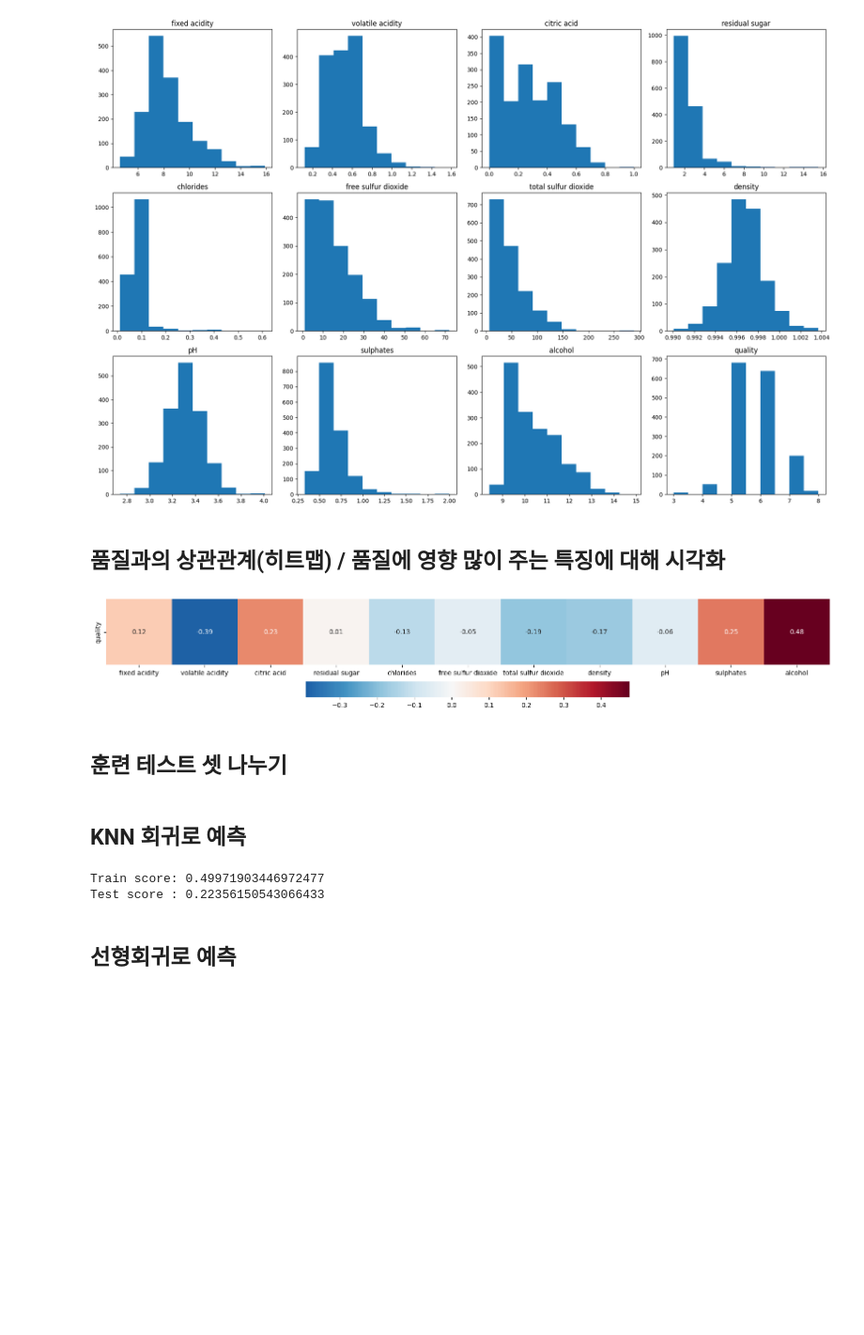
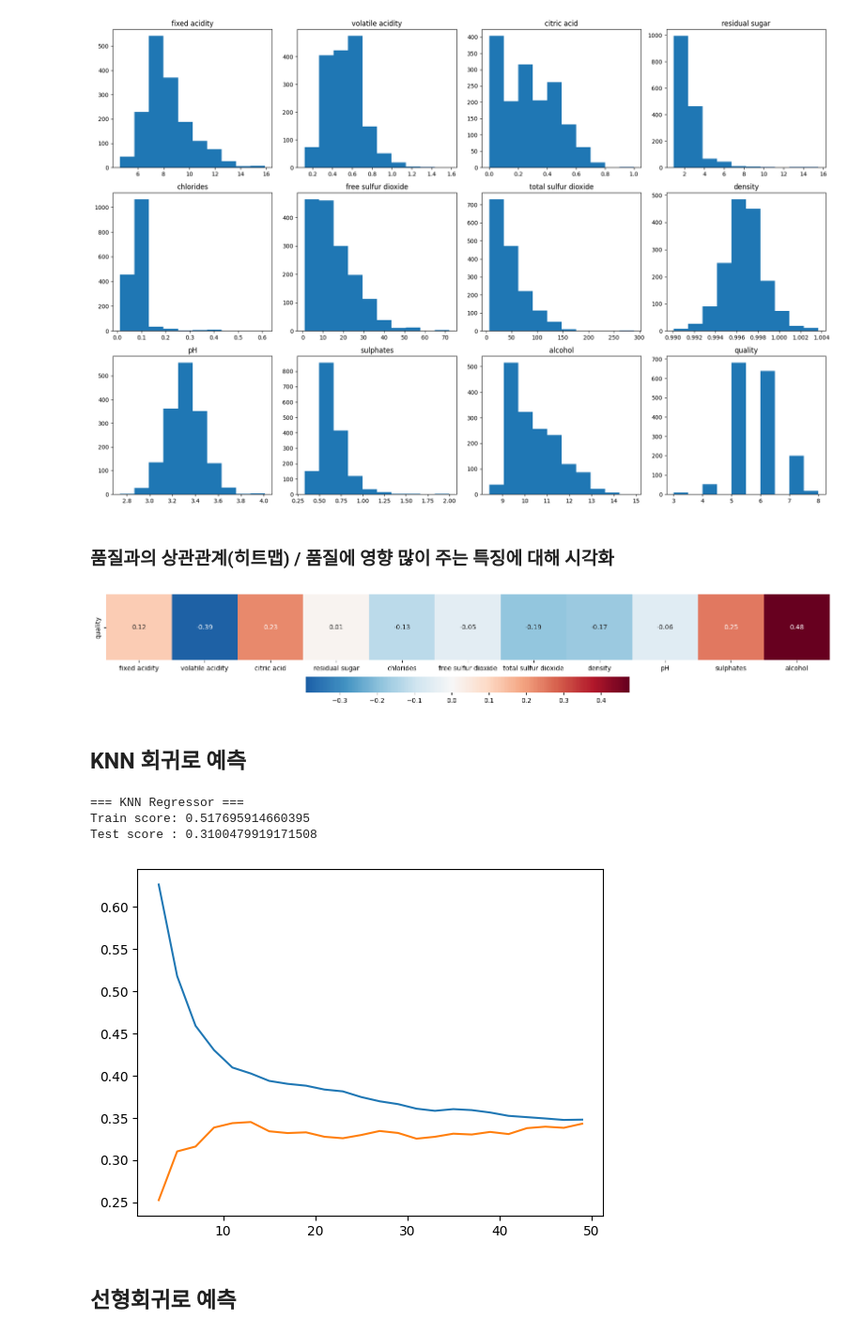
Before and after one commit to krystallinekim/TIL, a Jupyter notebook: Machine_Learning/강의자료/winequality.ipynb, the cells around one changed output. Shown at 94% size. Cells and saved outputs as stored; diff of their text form; code cells hidden in the pictures; blank space fills up the shorter version.

```diff
--- a/Machine_Learning/강의자료/winequality.ipynb
+++ b/Machine_Learning/강의자료/winequality.ipynb
@@ -16 +18,10 @@ df_wine = pd.read_csv('./winequality-red.csv')
+# %%
+# ttsplit
+X_train, X_test, y_train, y_test = train_test_split(df_wine.drop('quality', axis=1).to_numpy(), df_wine['quality'].to_numpy(), random_state=42)
+
+# scaling
+ss = StandardScaler()
+ss.fit(X_train)
+X_train = ss.transform(X_train)
+X_test = ss.transform(X_test)
 # %% [markdown]
@@ -31,7 +44,7 @@ plt.show()
 # %% [output]
 [figure]
 # %% [markdown]
-## 품질과의 상관관계(히트맵) / 품질에 영향 많이 주는 특징에 대해 시각화
+### 품질과의 상관관계(히트맵) / 품질에 영향 많이 주는 특징에 대해 시각화
 # %%
 plt.figure(figsize=(20,3))
 sns.heatmap(
@@ -47,32 +59,35 @@ sns.heatmap(
 plt.show()
 # %% [output]
 [figure]
-# %% [markdown]
-## 훈련 테스트 셋 나누기
-# %%
-# ttsplit
-col = ['alcohol', 'volatile acidity']
-X_train, X_test, y_train, y_test = train_test_split(df_wine[col].to_numpy(), df_wine['quality'].to_numpy(), random_state=42)
-
-# X_train, X_test, y_train, y_test = train_test_split(df_wine.drop('quality', axis=1).to_numpy(), df_wine['quality'].to_numpy(), random_state=42)
-
-# scaling
-ss = StandardScaler()
-ss.fit(X_train)
-X_train = ss.transform(X_train)
-X_test = ss.transform(X_test)
 # %% [markdown]
 ## KNN 회귀로 예측
 # %%
 from sklearn.neighbors import KNeighborsRegressor
 
 knr = KNeighborsRegressor(n_neighbors=5)
 knr.fit(X_train, y_train)
+print('=== KNN Regressor ===')
 print('Train score:', knr.score(X_train, y_train))
 print('Test score :', knr.score(X_test, y_test))
+
+n_neighbors = range(3, 50, 2)
+train_score = []
+test_score = []
+
+for n in n_neighbors:
+    knr = KNeighborsRegressor(n_neighbors=n)
+    knr.fit(X_train, y_train)
+    train_score.append(knr.score(X_train, y_train))
+    test_score.append(knr.score(X_test, y_test))
+
+plt.plot(n_neighbors, train_score)
+plt.plot(n_neighbors, test_score)
+plt.show()
 # %% [output]
-Train score: 0.49971903446972477
-Test score : 0.22356150543066433
+=== KNN Regressor ===
+Train score: 0.517695914660395
+Test score : 0.3100479919171508
+[figure, added]
 # %% [markdown]
 ## 선형회귀로 예측
 # %%
```
Also changed, not shown: parts of 13 cells of this notebook.
